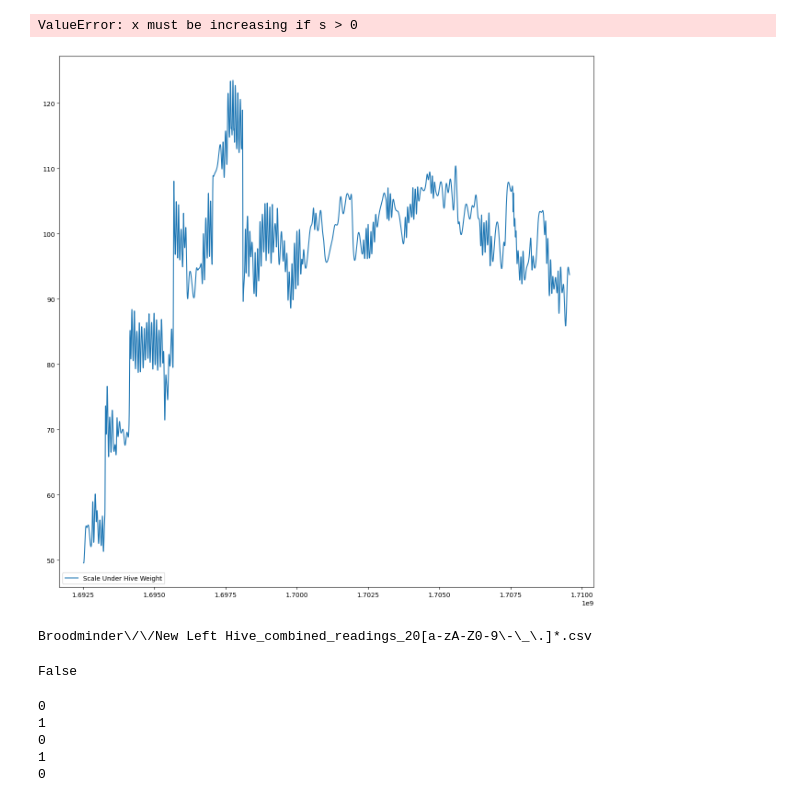
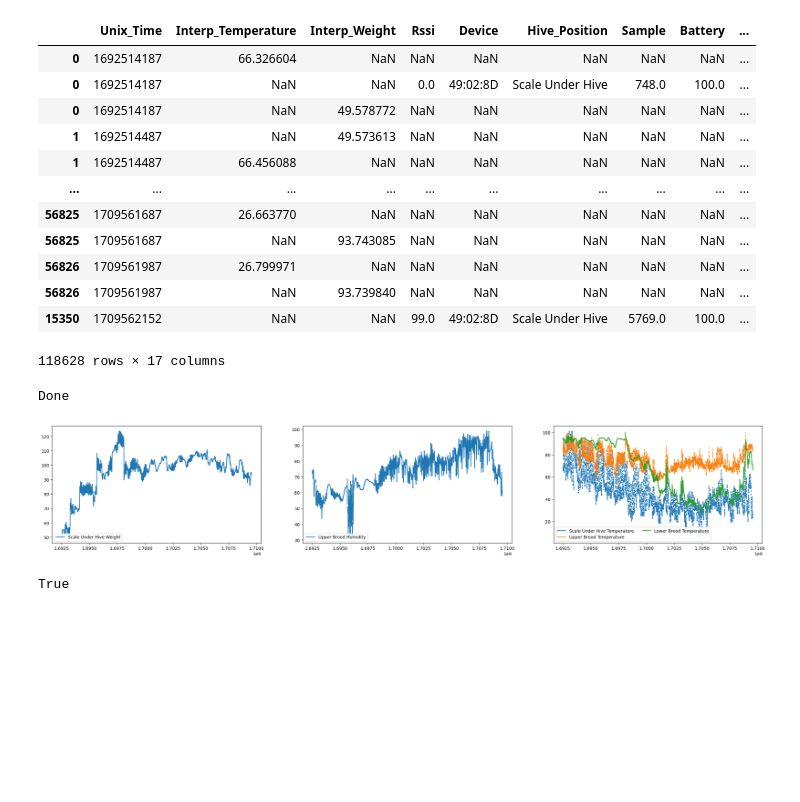
Before and after one commit to tiedyefreak22/Creative-Envy-Dashboard, a Jupyter notebook: Test.ipynb, the cells around one changed output. Cells and saved outputs as stored; diff of their text form; code cells hidden in the pictures; blank space fills up the shorter version.

Commit message:
Finished Bee Plot and Processing

```diff
--- a/Test.ipynb
+++ b/Test.ipynb
@@ -10,69 +10,75 @@ from scipy.interpolate import CubicSpline, UnivariateSpline
 import matplotlib.pyplot as plt
 pd.options.mode.chained_assignment = None  # default='warn'
 
 hive_name = "New Left Hive"
 
 # Bee_Weather = READ_BEE_WEATHER()
 # display(Bee_Weather)
 
 def PROCESS_HIVE(hive_name):
     metrics = ["Weight", "Humidity", "Temperature"]
     Hive = READ_HIVE(hive_name)
     Unique_Dev_Names = Hive.Hive_Position.unique()
     Unique_Devs = Hive.Device.unique()
     Devices = {}
     Graph = 1
     for i, Device in enumerate(Unique_Devs):
-        for j, metric in enumerate(metrics):
-            Devices.update({Unique_Dev_Names[i]: Hive[Hive['Device'] == Device]})
+        Devices.update({Unique_Dev_Names[i]: Hive[Hive['Device'] == Device]})
 
+    fig, ax = plt.subplots(1, 3, figsize=(30, 5))
+    for j, metric in enumerate(metrics):
+        for i, Device in enumerate(Unique_Devs):
+            Devices[list(Devices.keys())[i]] = Devices[list(Devices.keys())[i]].sort_values(by=["Unix_Time"])
             # Resample and cubic-spline-interpolate to five minutes
-            x = Devices[list(Devices.keys())[i]]["Unix_Time"]
-            y = Devices[list(Devices.keys())[i]][str(metrics[j])]
-            Devices[list(Devices.keys())[i]].sort_values(by=["Unix_Time"])
-            cs = UnivariateSpline(x, y)
-            xs = np.arange(min(x), max(x), 300)
-            Temp_DF = pd.DataFrame({
-                'Unix_Time': xs,
-                str('Interp_' + metrics[j]): cs(xs),
-            })
-            Devices[list(Devices.keys())[i]] = pd.concat([Temp_DF, Devices[list(Devices.keys())[i]]], axis=0, join='outer').drop_duplicates(subset=['Unix_Time'], keep='last').reset_index(drop=True)
-            Devices[list(Devices.keys())[i]].sort_values(by=["Unix_Time"])
+            x = []
+            y = []
+            for k, value in enumerate(Devices[list(Devices.keys())[i]][str(metrics[j])]):
+                if not np.isnan(value):
+                    x.append(int(Devices[list(Devices.keys())[i]]["Unix_Time"].tolist()[k]))
+                    y.append(value)
 
-            if not np.isnan(Devices[list(Devices.keys())[i]][str("Interp_" + metrics[j])]).all() and Graph:
-                fig, ax = plt.subplots(figsize=(15, 15))
-                ax.plot(Devices[list(Devices.keys())[i]]["Unix_Time"], Devices[list(Devices.keys())[i]][str("Interp_" + metrics[j])], label=str(Unique_Dev_Names[i] + ' ' + metrics[j]))
-                ax.legend(loc='lower left', ncol=2)
-    #plt.show()
+            if not np.shape(x)[0] == 0:
+                Temp_DF = pd.DataFrame()
+                cs = UnivariateSpline(x, y)
+                xs = np.arange(min(x), max(x), 300)
+                Temp_DF["Unix_Time"] = xs
+                Temp_DF[str('Interp_' + metrics[j])] = cs(xs)
+                Devices[list(Devices.keys())[i]] = pd.concat([Temp_DF, Devices[list(Devices.keys())[i]]], axis=0, join='outer')
+                Devices[list(Devices.keys())[i]] = Devices[list(Devices.keys())[i]].sort_values(by=["Unix_Time"])
+
+                ax[j].plot(Devices[list(Devices.keys())[i]]["Unix_Time"], Devices[list(Devices.keys())[i]][str("Interp_" + metrics[j])], label=str(Unique_Dev_Names[i] + ' ' + metrics[j]))
+                ax[j].legend(loc='lower left', ncol=2)
 
     return Devices
 
 Devices = PROCESS_HIVE(hive_name)
-display(Devices["Scale Under Hive"])
+# display(Devices["Scale Under Hive"])
 
 def PROCESS_BEE_WEATHER():
     HiveWeather = HiveWeather.set_index('Unix_Time',drop = False)
     HiveWeather_upsampled = HiveWeather.resample('1s').mean()
     HiveWeather_interpolated = HiveWeather_upsampled[HiveWeather_upsampled.columns[1::]].interpolate(method='linear')
     HiveWeather_downsampled = HiveWeather_interpolated.resample('300s').mean()
+
+print("Done")
 # %% [output]
+|  | Unix_Time | Interp_Temperature | Interp_Weight | Rssi | Device | Hive_Position | Sample | Battery | ... |
+| 0 | 1692514187 | 66.326604 | NaN | NaN | NaN | NaN | NaN | NaN | ... |
+| 0 | 1692514187 | NaN | NaN | 0.0 | 49:02:8D | Scale Under Hive | 748.0 | 100.0 | ... |
+| 0 | 1692514187 | NaN | 49.578772 | NaN | NaN | NaN | NaN | NaN | ... |
+| 1 | 1692514487 | NaN | 49.573613 | NaN | NaN | NaN | NaN | NaN | ... |
+| 1 | 1692514487 | 66.456088 | NaN | NaN | NaN | NaN | NaN | NaN | ... |
+| ... | ... | ... | ... | ... | ... | ... | ... | ... | ... |
+| 56825 | 1709561687 | 26.663770 | NaN | NaN | NaN | NaN | NaN | NaN | ... |
+| 56825 | 1709561687 | NaN | 93.743085 | NaN | NaN | NaN | NaN | NaN | ... |
+| 56826 | 1709561987 | 26.799971 | NaN | NaN | NaN | NaN | NaN | NaN | ... |
+| 56826 | 1709561987 | NaN | 93.739840 | NaN | NaN | NaN | NaN | NaN | ... |
+| 15350 | 1709562152 | NaN | NaN | 99.0 | 49:02:8D | Scale Under Hive | 5769.0 | 100.0 | ... |
-ValueError: x must be increasing if s > 0
+118628 rows × 17 columns
+Done
-[figure, old version]
+[figure, new version]
 # %%
-print(directory[0:-1] + "\/" + "New Left Hive_combined_readings_20[a-zA-Z0-9\-\_\.]*.csv")
+metrics = ["Weight", "Humidity", "Temperature"]
+np.isnan(Devices[list(Devices.keys())[1]][str("Interp_" + metrics[2])]).all()
 # %% [output]
-Broodminder\/\/New Left Hive_combined_readings_20[a-zA-Z0-9\-\_\.]*.csv
+True
-# %%
-metrics = ["Weight", "Humidity", "Temperature"]
-print(all(Devices[list(Devices.keys())[1]][metrics[0]] == np.nan))
-# %% [output]
-False
-# %%
-for k in range(5):
-    print(k % 2)
-# %% [output]
-0
-1
-0
-1
-0
```
